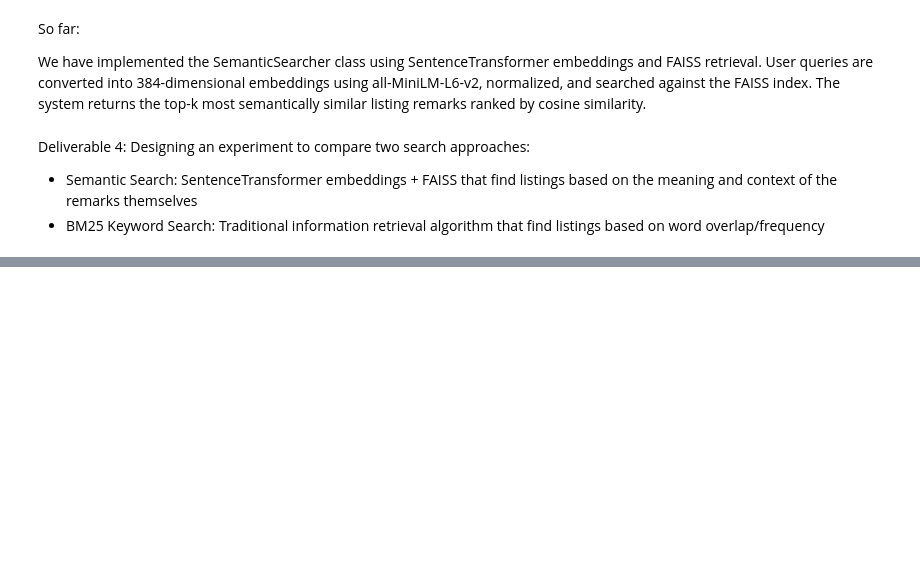
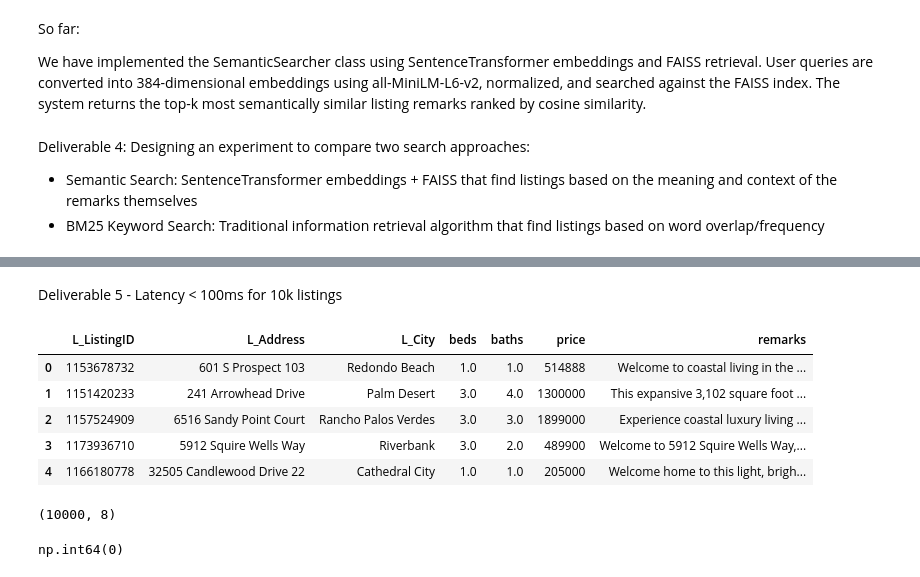
Before and after one commit to mayabernstein/idx-exchange-agentic-ai-engineer, a Jupyter notebook: NLP_Engineer/notebooks/5_semantic_search.ipynb, the cells around one changed output, grey strips where cells are left out. Drawn from its saved outputs; the diff is of its cells as text; code cells hidden in the pictures; blank space fills up the shorter version.

```diff
--- a/NLP_Engineer/notebooks/5_semantic_search.ipynb
+++ b/NLP_Engineer/notebooks/5_semantic_search.ipynb
@@ -197,0 +690,33 @@ Deliverable 4: Designing an experiment to compare two search approaches:
+# %% [markdown]
+Deliverable 5 - Latency < 100ms for 10k listings
+# %%
+load_dotenv()
+def get_connection():
+        conn = mysql.connector.connect(
+            host=os.getenv("MYSQL_HOST"),
+            user=os.getenv("MYSQL_USER"),
+            password=os.getenv("MYSQL_PASSWORD"),
+            database=os.getenv("MYSQL_DATABASE")
+        )
+
+        return conn
+# %%
+conn = get_connection()
+cursor = conn.cursor(dictionary=True)
+query = """
+SELECT L_ListingID, L_Address, L_City, L_Keyword2 as beds,
+LM_Dec_3 as baths, L_SystemPrice as price, L_Remarks as remarks
+FROM rets_property
+WHERE L_Remarks IS NOT NULL AND LENGTH(L_Remarks) > 50
+ORDER BY RAND() LIMIT 10000
+"""
+df = pd.read_sql(query, conn)
+# %%
+df.head()
+# %% [output]
+|  | L_ListingID | L_Address | L_City | beds | baths | price | remarks |
+| 0 | 1153678732 | 601 S Prospect 103 | Redondo Beach | 1.0 | 1.0 | 514888 | Welcome to coastal living in the ... |
+| 1 | 1151420233 | 241 Arrowhead Drive | Palm Desert | 3.0 | 4.0 | 1300000 | This expansive 3,102 square foot ... |
+| 2 | 1157524909 | 6516 Sandy Point Court | Rancho Palos Verdes | 3.0 | 3.0 | 1899000 | Experience coastal luxury living ... |
+| 3 | 1173936710 | 5912 Squire Wells Way | Riverbank | 3.0 | 2.0 | 489900 | Welcome to 5912 Squire Wells Way,... |
+| 4 | 1166180778 | 32505 Candlewood Drive 22 | Cathedral City | 1.0 | 1.0 | 205000 | Welcome home to this light, brigh... |
@@ -197,0 +732,9 @@ Deliverable 4: Designing an experiment to compare two search approaches:
+# %%
+df_10k = pd.read_csv("../data/processed/cleaned_listing_10k.csv")
+df_10k.shape
+# %% [output]
+(10000, 8)
+# %%
+df_10k['remarks'].isna().sum()
+# %% [output]
+np.int64(0)
```
Also changed, not shown: parts of 70 cells of this notebook, 6 other files.
